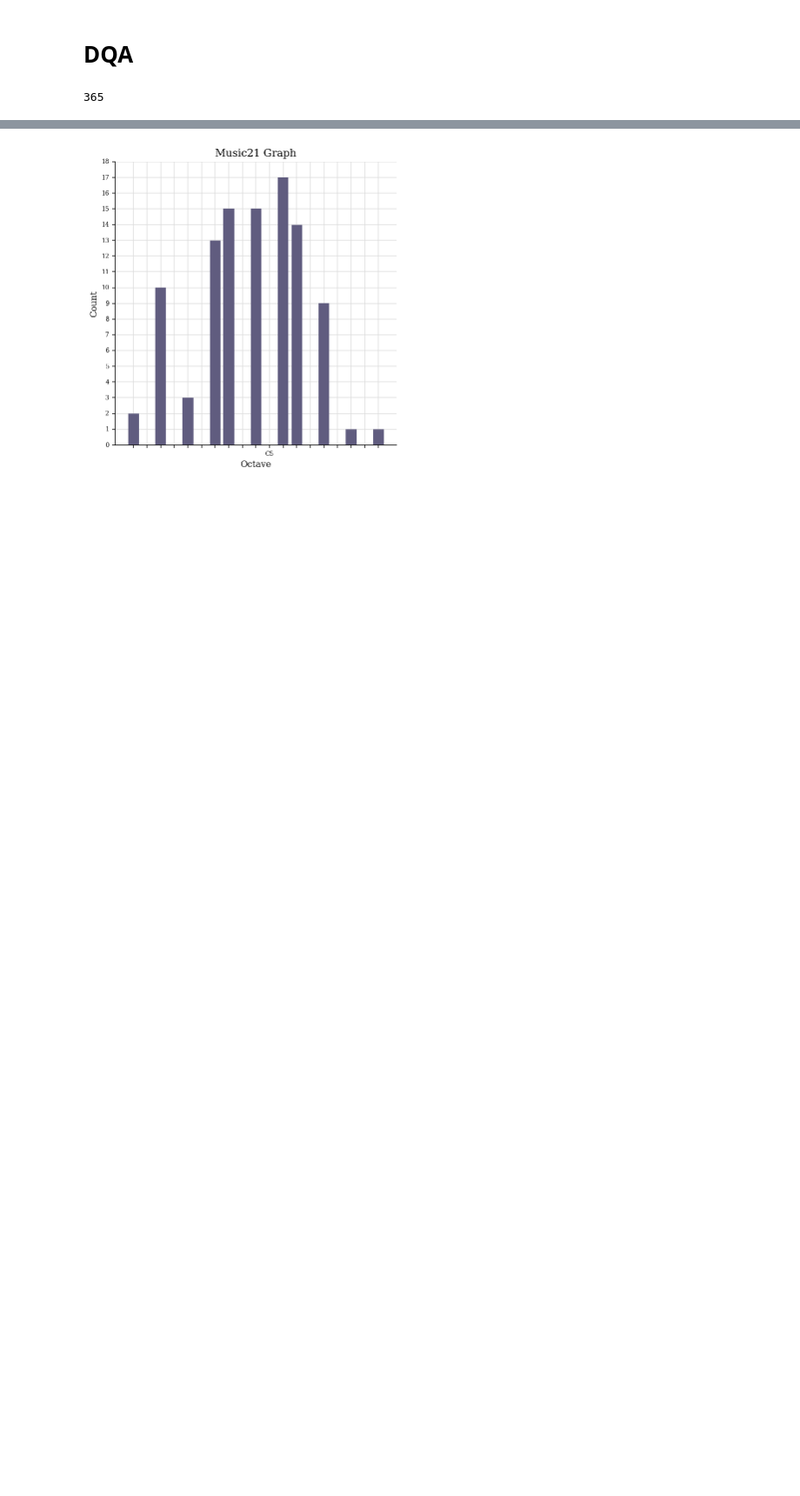
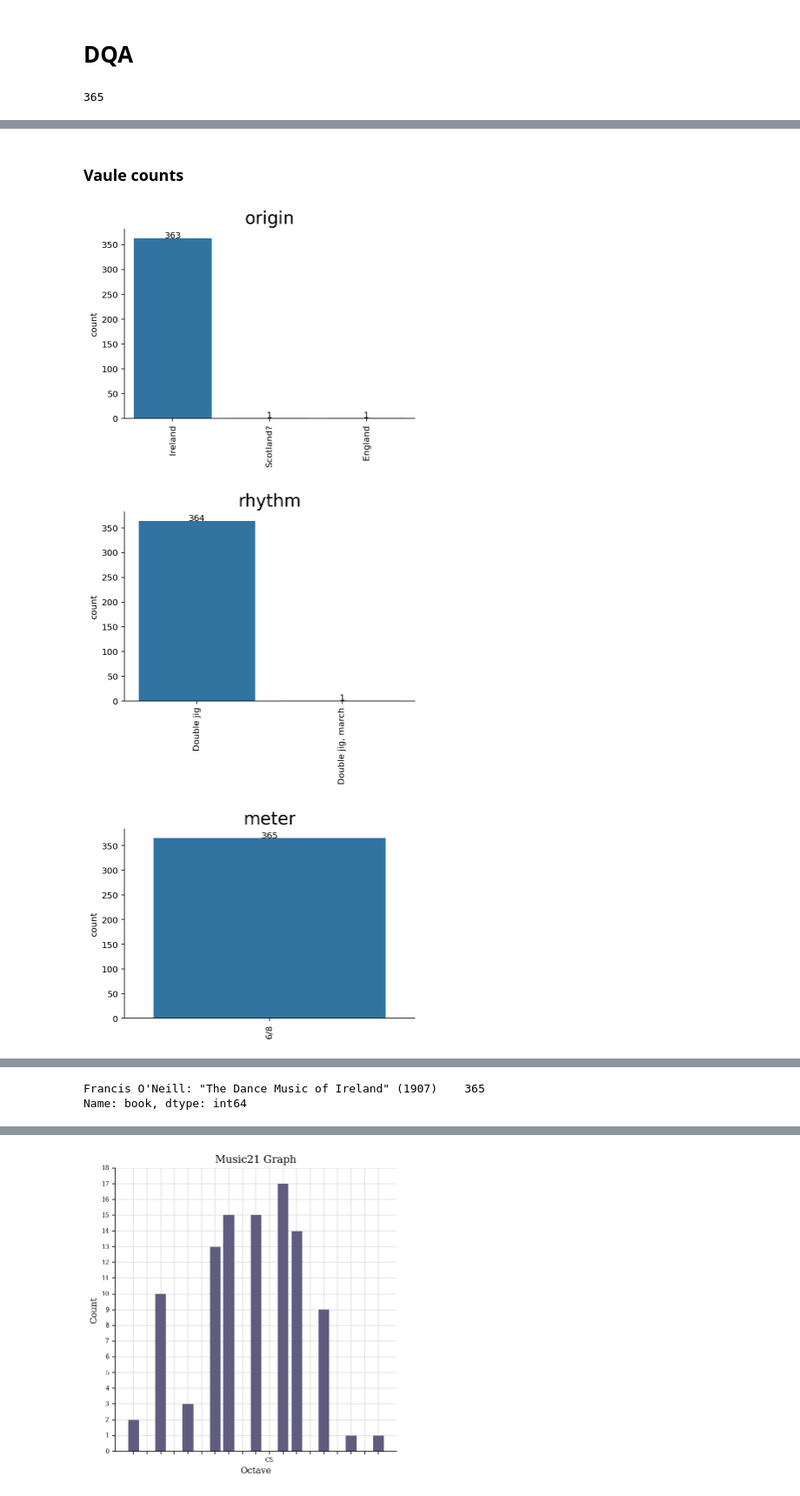
Before and after one commit to JamesOwers/double-jig-gen, a Jupyter notebook: docs/data_exploration.ipynb, the cells around one changed output, grey strips where cells are left out. Shown at 87% size. Drawn from its saved outputs; the diff is of its cells as text; code cells hidden in the pictures; blank space fills up the shorter version.

```diff
--- a/docs/data_exploration.ipynb
+++ b/docs/data_exploration.ipynb
@@ -315,0 +346,27 @@ plt.xticks(rotation=90)
+# %%
+def ordered_countplot(series, **kwargs):
+    count = series.value_counts()
+    barplot_with_numbers(count, **kwargs)
+# %% [markdown]
+### Vaule counts
+# %%
+exclude_cols = [
+    "reference number",
+    "tune title",
+    "file url",
+    "book",
+    "tune",
+    "words",
+    "transcription",
+]
+for col in [col for col in oneills_df.columns if col not in exclude_cols]:
+    plt.figure()
+    ordered_countplot(oneills_df[col], kind="count")
+    plt.xticks(rotation=90)
+    plt.title(col, fontsize=20)
+    plt.ylabel("count")
+    plt.show()
+# %% [output]
+[figure, added]
+[figure, added]
+[figure, added]
@@ -315,0 +375,7 @@ plt.xticks(rotation=90)
+# %%
+oneills_df["book"].str.slice(
+    stop=len("Francis O'Neill: 'The Dance Music of Ireland' (1907)")
+).value_counts()
+# %% [output]
+Francis O'Neill: "The Dance Music of Ireland" (1907)    365
+Name: book, dtype: int64
```
Also changed, not shown: parts of 24 cells of this notebook, 2 other files.
